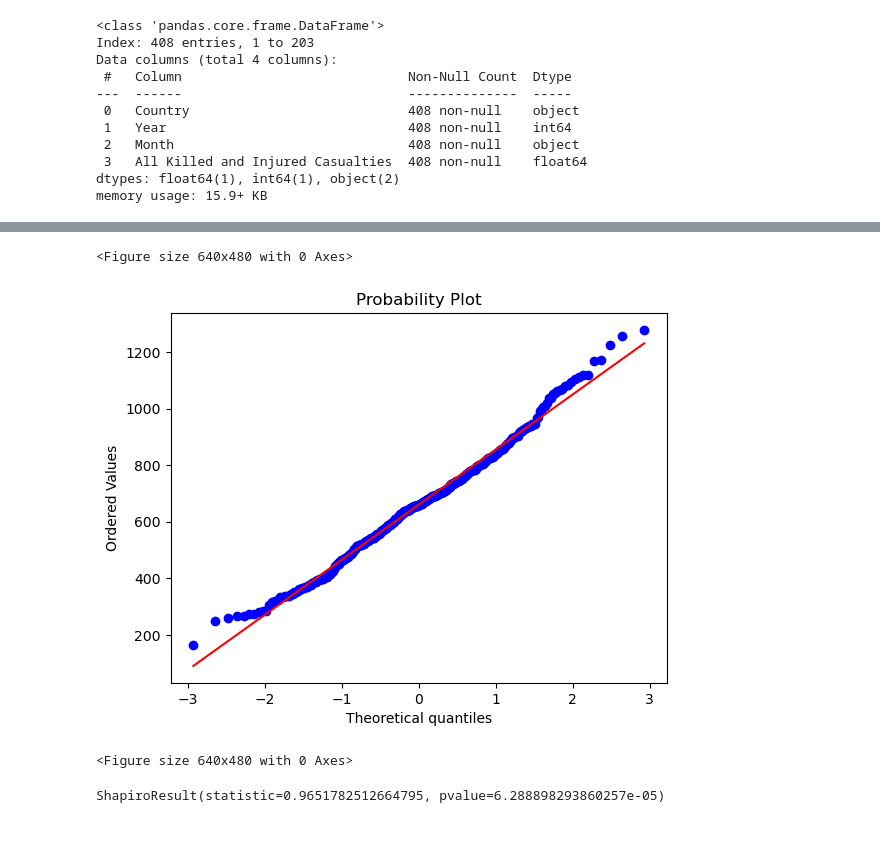
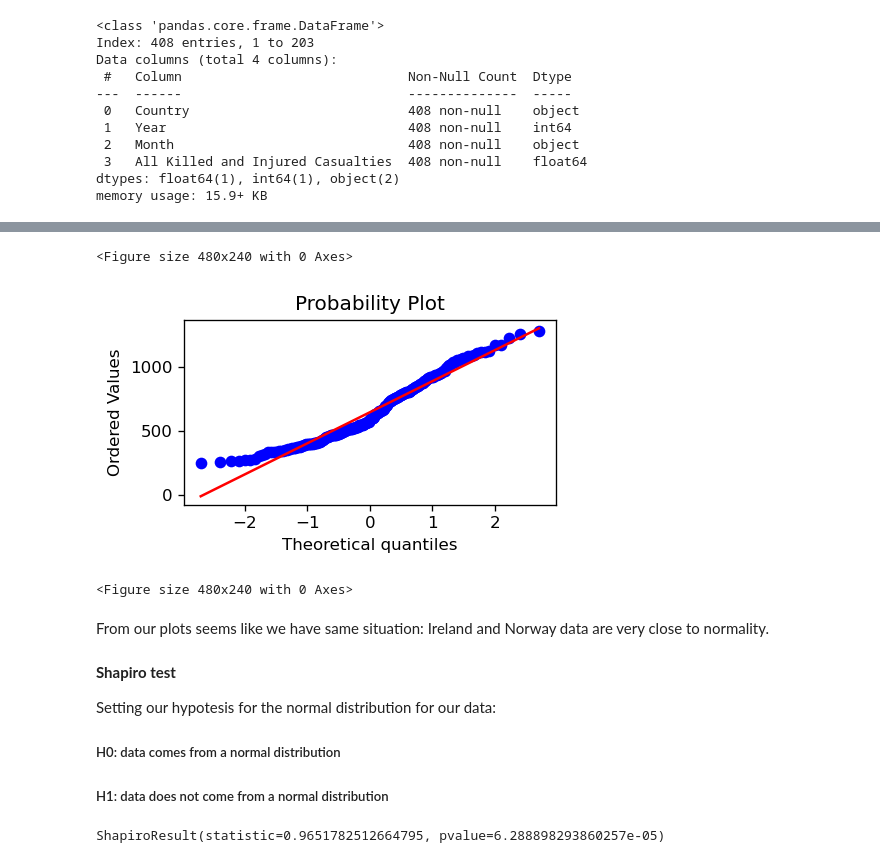
Before and after one commit to Natidhcp/CCT_MSc_DA_CA2, a Jupyter notebook: CA2.ipynb, the cells around one changed output, grey strips where cells are left out. Cells and saved outputs as stored; diff of their text form; code cells hidden in the pictures; blank space fills up the shorter version.

```diff
--- a/CA2.ipynb
+++ b/CA2.ipynb
@@ -2528,10 +2449,20 @@ sns.boxplot(x='Country', y='All Killed and Injured Casualties', data=df1)
 # %%
-stats.probplot(df1['All Killed and Injured Casualties'], plot = plt)
-plt.figure()
+plt.figure(figsize=(4, 2))
+stats.probplot(no1['All Killed and Injured Casualties'], plot = plt)
+plt.figure(figsize=(4, 2))
 # %% [output]
-<Figure size 640x480 with 0 Axes>
+<Figure size 480x240 with 0 Axes>
-[figure, old version]
+[figure, new version]
-<Figure size 640x480 with 0 Axes>
+<Figure size 480x240 with 0 Axes>
+# %% [markdown]
+From our plots seems like we have same situation: Ireland and Norway data are very close to normality.
+# %% [markdown]
+**Shapiro test**
+
+Setting our hypotesis for the normal distribution for our data:
+
+##### H0: data comes from a normal distribution
+##### H1: data does not come from a normal distribution
 # %%
 #Shapiro test Ireland
 stats.shapiro(df1['All Killed and Injured Casualties'][df1.Country=="Ireland"])
```
Also changed, not shown: parts of 171 cells of this notebook, 3 other files.
